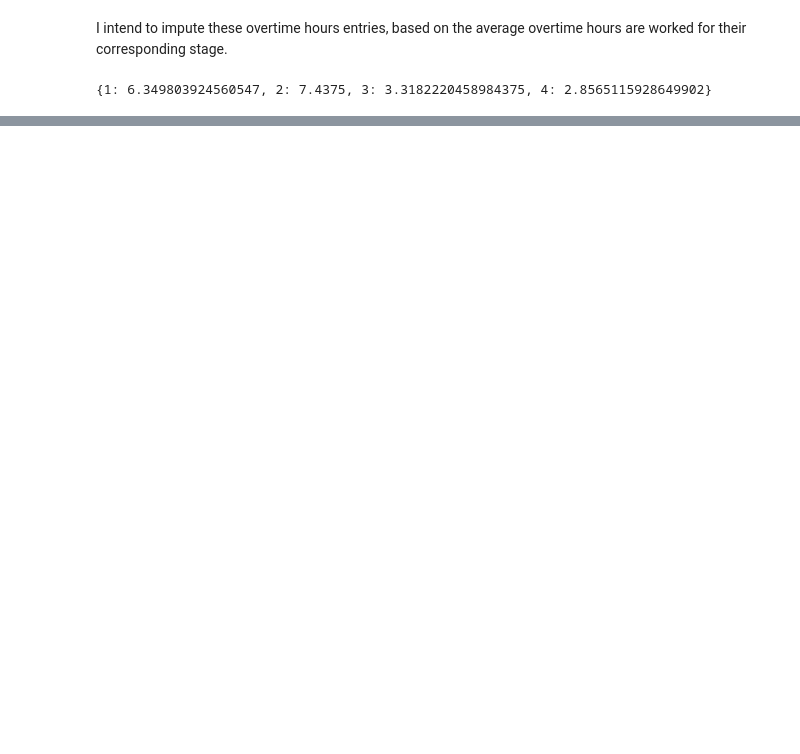
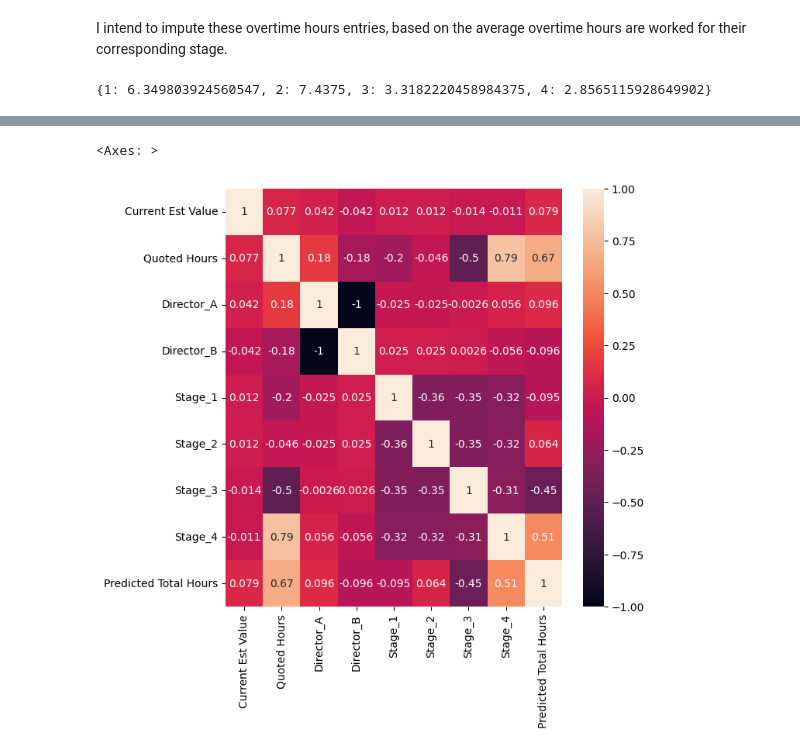
Before and after one commit to xiaoella/project_quotes, a Jupyter notebook: 2. Preprocessing.ipynb, the cells around one changed output, grey strips where cells are left out. Saved outputs shown, nothing was run; the diff lists cells and outputs as text; code cells hidden in the pictures; blank space fills up the shorter version.

```diff
--- a/2. Preprocessing.ipynb
+++ b/2. Preprocessing.ipynb
@@ -200,0 +232,4 @@ train_df.head()
+# %%
+# Move the y variable to the last column
+train_df["Predicted Total Hours"] = train_df.pop("Predicted Total Hours")
+train_df.head()
@@ -201,3 +243,10 @@ train_df.head()
+# %%
+# Looking at correlation between features
+fig, ax = plt.subplots(1, 1, figsize=(7, 7))
+sns.heatmap(train_df.corr(), annot = True)
+# %% [output]
+<Axes: >
+[figure, added]
 # %%
 # Exporting to csv file
 train_df.to_csv("data/data.csv", index=False)
```
Also changed, not shown: parts of 12 cells of this notebook, 2 other files.
